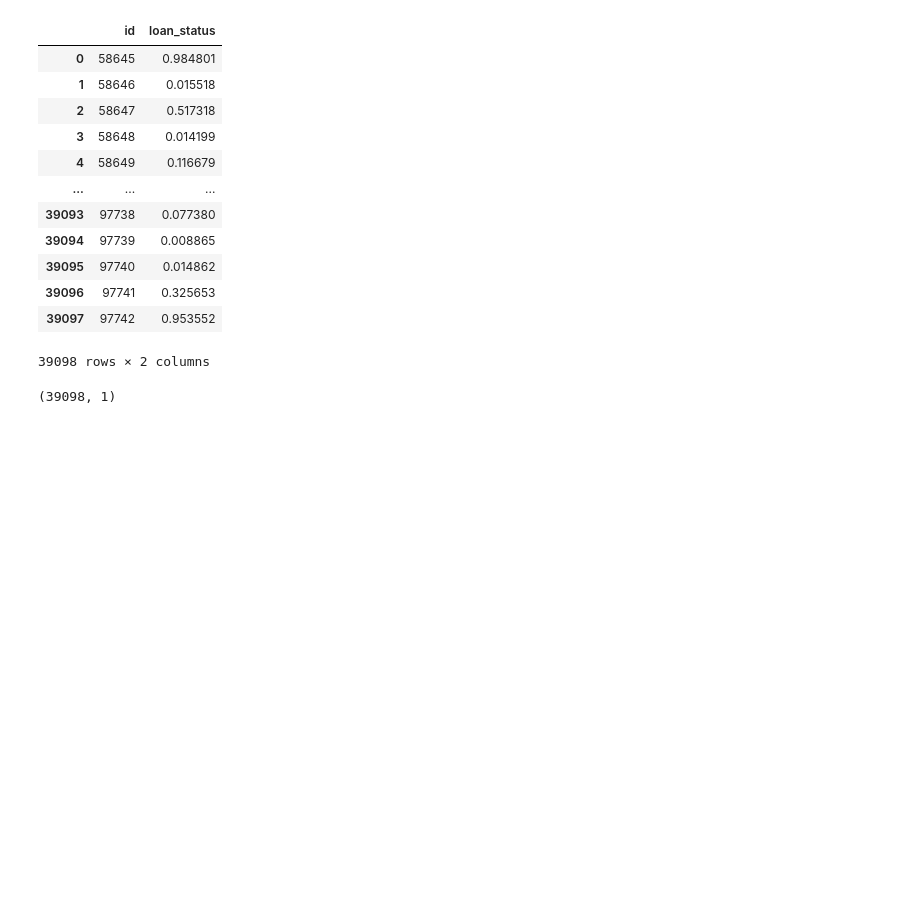
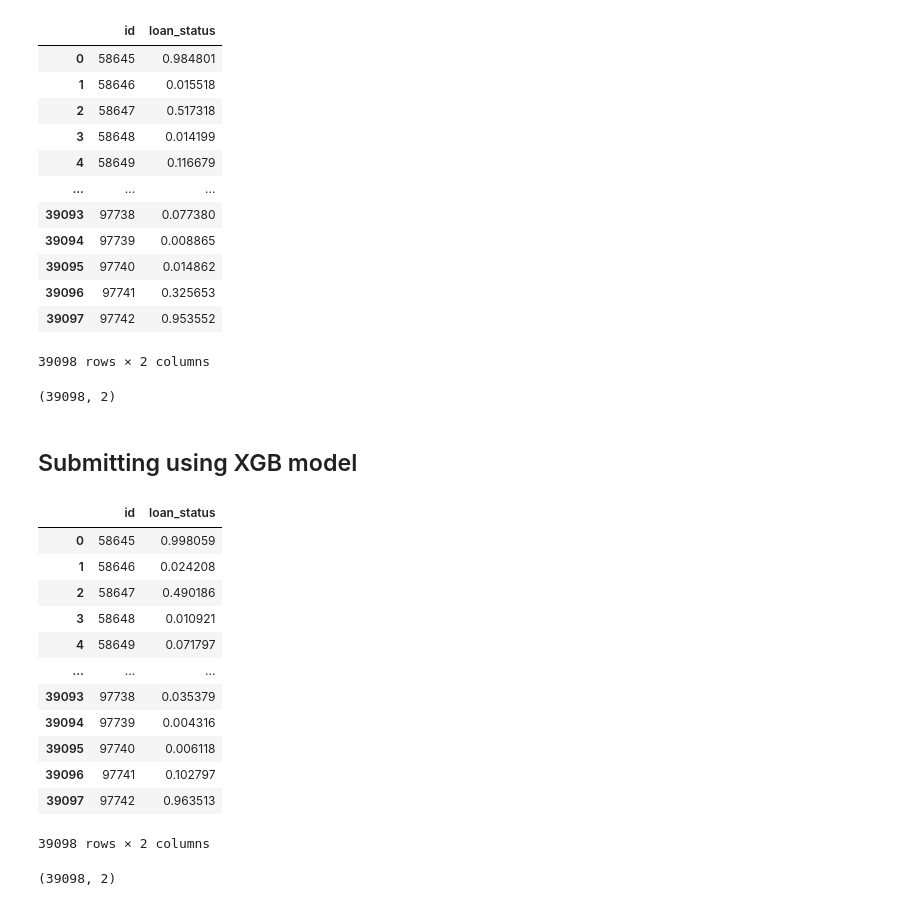
Before and after one commit to shivam110601/loan-approval-prediction, a Jupyter notebook: loan-approval-prediction-first-try-with-outliers.ipynb, the cells around one changed output. Saved outputs shown, nothing was run; the diff lists cells and outputs as text; code cells hidden in the pictures; blank space fills up the shorter version.

Commit message:
Kaggle Notebook | loan-approval-prediction-first-try-with-outliers | Version 3

```diff
--- a/loan-approval-prediction-first-try-with-outliers.ipynb
+++ b/loan-approval-prediction-first-try-with-outliers.ipynb
@@ -843,8 +845,32 @@ submission_df
 | 39097 | 97742 | 0.953552 |
 39098 rows × 2 columns
 # %%
-submission_df.to_csv('submission.csv', index=False)
+submission_df.to_csv('submission_lgb.csv', index=False)
+submission_df.shape
+# %% [output]
+(39098, 2)
-# %%
-submission_df.shape
-# %% [output]
-(39098, 1)
+# %% [markdown]
+## Submitting using XGB model
+# %%
+predictions = xgb_model.predict_proba(test_df_scaled)[:,1]  # Replace rf_model with your desired model
+submission_xgb_df = pd.DataFrame({'id': test_df.index, 'loan_status': predictions}) #.set_index('id')
+submission_xgb_df
+# %% [output]
+|  | id | loan_status |
+| 0 | 58645 | 0.998059 |
+| 1 | 58646 | 0.024208 |
+| 2 | 58647 | 0.490186 |
+| 3 | 58648 | 0.010921 |
+| 4 | 58649 | 0.071797 |
+| ... | ... | ... |
+| 39093 | 97738 | 0.035379 |
+| 39094 | 97739 | 0.004316 |
+| 39095 | 97740 | 0.006118 |
+| 39096 | 97741 | 0.102797 |
+| 39097 | 97742 | 0.963513 |
+39098 rows × 2 columns
+# %%
+submission_xgb_df.to_csv('submission_xgb.csv', index=False)
+submission_xgb_df.shape
+# %% [output]
+(39098, 2)
```
Also changed, not shown: parts of 1 cell of this notebook.
